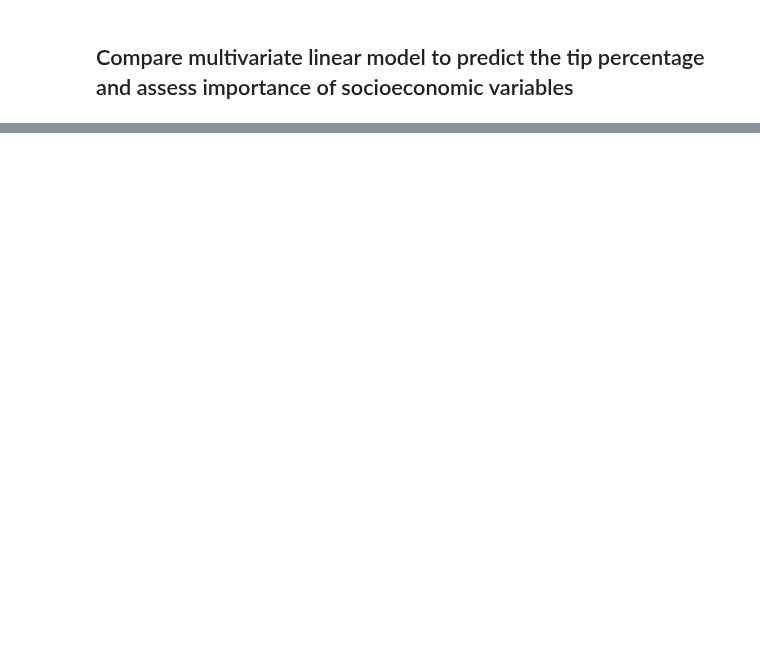
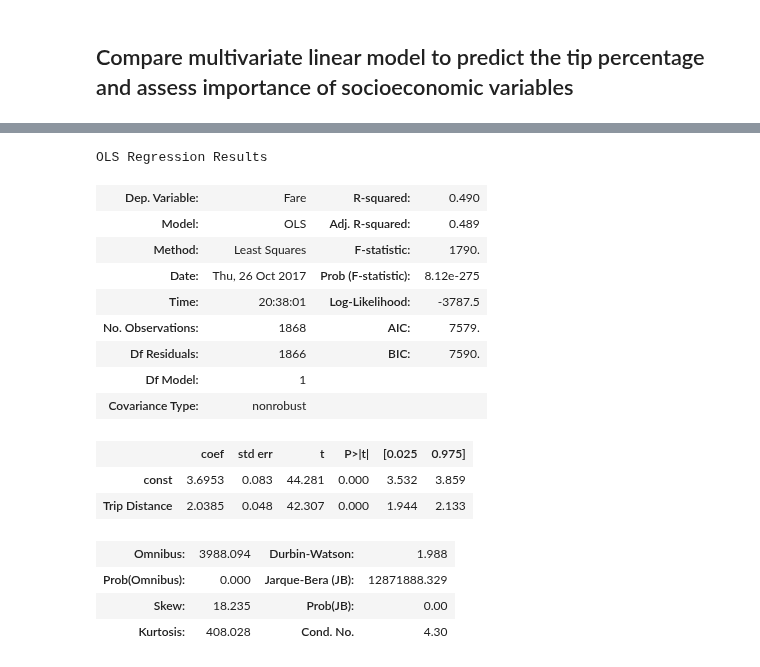
Before and after one commit to seanandrewchen/PUI2017_sac820, a Jupyter notebook: Midterm_sac820/PUI2017_Midterm_sac820.ipynb, the cells around one changed output, grey strips where cells are left out. Drawn from its saved outputs; the diff is of its cells as text; code cells hidden in the pictures; blank space fills up the shorter version.

```diff
--- a/Midterm_sac820/PUI2017_Midterm_sac820.ipynb
+++ b/Midterm_sac820/PUI2017_Midterm_sac820.ipynb
@@ -442,0 +529,22 @@ OLS Regression Results
+# %%
+X = sm.add_constant(newData['Trip Distance'])
+distanceModel2 = sm.OLS(endog=newData['Fare'], exog=X).fit()
+distanceModel2.summary()
+# %% [output]
+OLS Regression Results
+| Dep. Variable: | Fare | R-squared: | 0.490 |
+| Model: | OLS | Adj. R-squared: | 0.489 |
+| Method: | Least Squares | F-statistic: | 1790. |
+| Date: | Thu, 26 Oct 2017 | Prob (F-statistic): | 8.12e-275 |
+| Time: | 20:38:01 | Log-Likelihood: | -3787.5 |
+| No. Observations: | 1868 | AIC: | 7579. |
+| Df Residuals: | 1866 | BIC: | 7590. |
+| Df Model: | 1 |  |  |
+| Covariance Type: | nonrobust |  |  |
+|  | coef | std err | t | P>|t| | [0.025 | 0.975] |
+| const | 3.6953 | 0.083 | 44.281 | 0.000 | 3.532 | 3.859 |
+| Trip Distance | 2.0385 | 0.048 | 42.307 | 0.000 | 1.944 | 2.133 |
+| Omnibus: | 3988.094 | Durbin-Watson: | 1.988 |
+| Prob(Omnibus): | 0.000 | Jarque-Bera (JB): | 12871888.329 |
+| Skew: | 18.235 | Prob(JB): | 0.00 |
+| Kurtosis: | 408.028 | Cond. No. | 4.30 |
```
Also changed, not shown: parts of 11 cells of this notebook.
